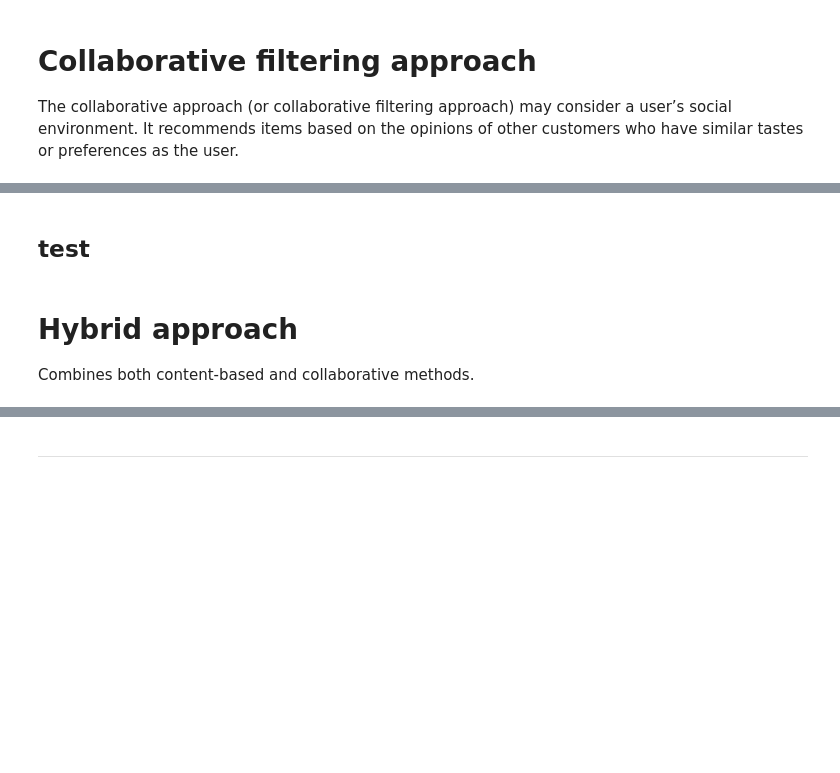
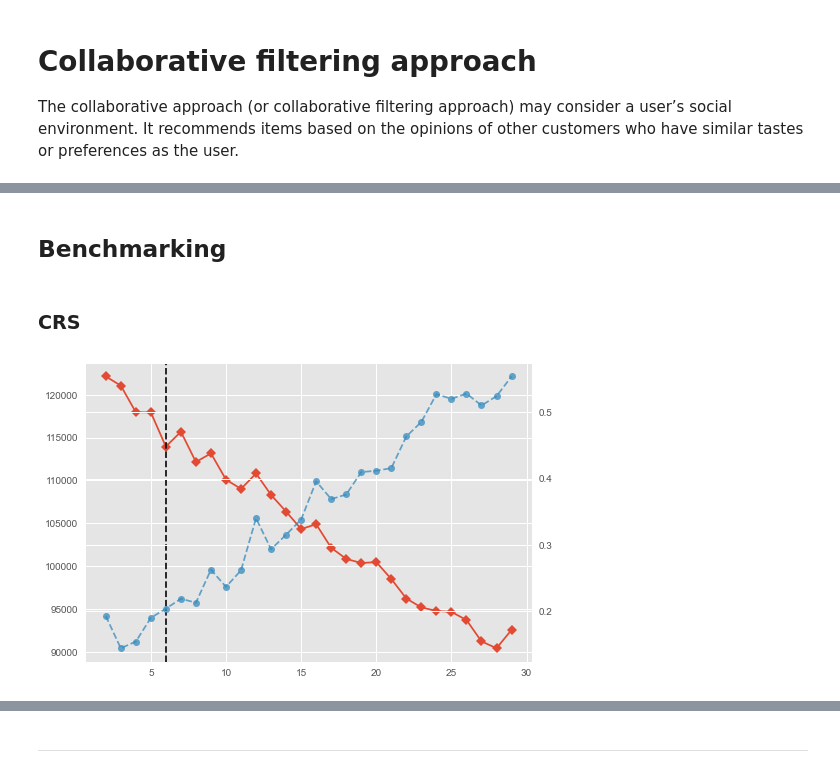
Before and after one commit to imarcosenciso/movie-suggester, a Jupyter notebook: algorithms_limpio.ipynb, the cells around one changed output, grey strips where cells are left out. Saved outputs shown, nothing was run; the diff lists cells and outputs as text; code cells hidden in the pictures; blank space fills up the shorter version.

```diff
--- a/algorithms_limpio.ipynb
+++ b/algorithms_limpio.ipynb
@@ -421,0 +391,6 @@ other customers who have similar tastes or preferences as the user.
+# %%
+df_ratings_pivoted = df_ratings_normal.pivot(
+    columns='userId',
+    index='movieId',
+    values='rating'
+    )
@@ -421,0 +413,2 @@ other customers who have similar tastes or preferences as the user.
+# %%
+df_ratings_pivoted = df_ratings_pivoted.fillna(0)
@@ -421,0 +425,2 @@ other customers who have similar tastes or preferences as the user.
+# %%
+df_ratings_pivoted.reset_index(inplace=True)
@@ -422,6 +459,13 @@ other customers who have similar tastes or preferences as the user.
 # %% [markdown]
-## test
+## Benchmarking
-# %% [markdown]
-# Hybrid approach
-
-Combines both content-based and collaborative methods.
+# %%
+# Define dataframe:
+df_bench_ratings = pd.DataFrame(
+    columns = [
+        'Initialization',           # K-means++ or random.
+        'Dim. red. method',         # Dimensionality reduction method. Either CRS or SDV.
+        'K-approximation method',   # Elbow or silhouette.
+        'Number of clusters',       # Number of clusters suggested by the approximation method.
+        'Inertia',                  # Or within-cluster sum-of-squares. The lower, the better.
+    ]
+)
@@ -427,0 +500,26 @@ Combines both content-based and collaborative methods.
+# %% [markdown]
+### CRS
+# %%
+# We'll start with k-means++ initialization method (default method)
+model = KMeans(
+    init='k-means++',
+    algorithm='elkan'
+)
+
+data = csr_matrix(df_ratings_pivoted)
+
+model.n_clusters = calculate_elbow(model, data)
+
+model.fit_transform(data)
+
+d = {
+    'Initialization' : model.init,
+    'Dim. red. method' : 'CRS',
+    'K-approximation method' : 'elbow',
+    'Number of clusters' : model.n_clusters,
+    'Inertia' : model.inertia_
+}
+
+df_bench_ratings = df_bench_ratings.append(d, ignore_index=True)
+# %% [output]
+[figure, added]
```
Also changed, not shown: parts of 45 cells of this notebook.
